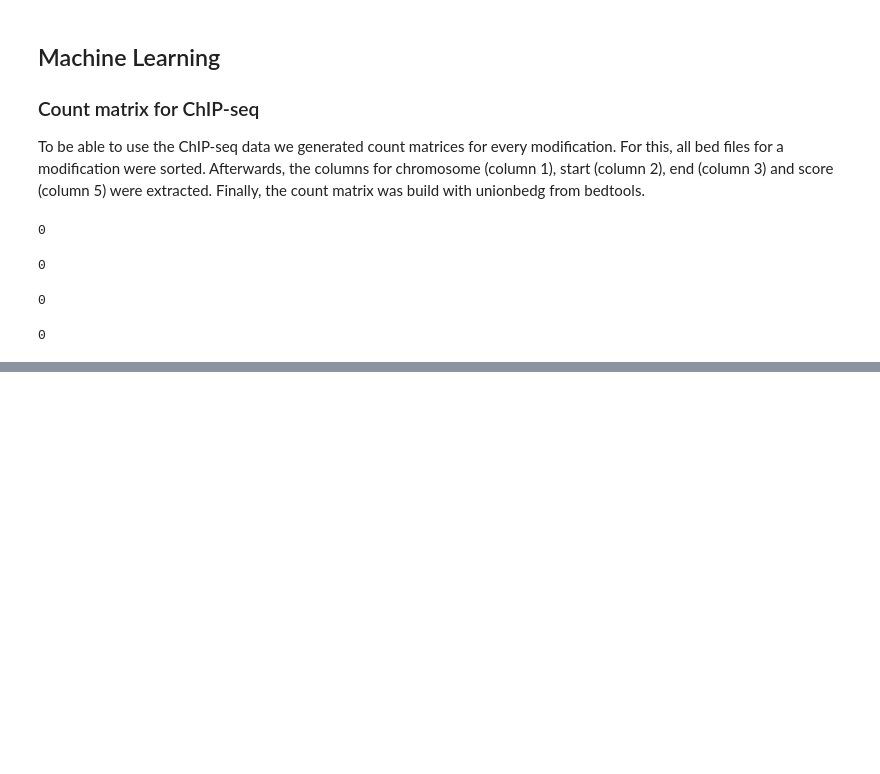
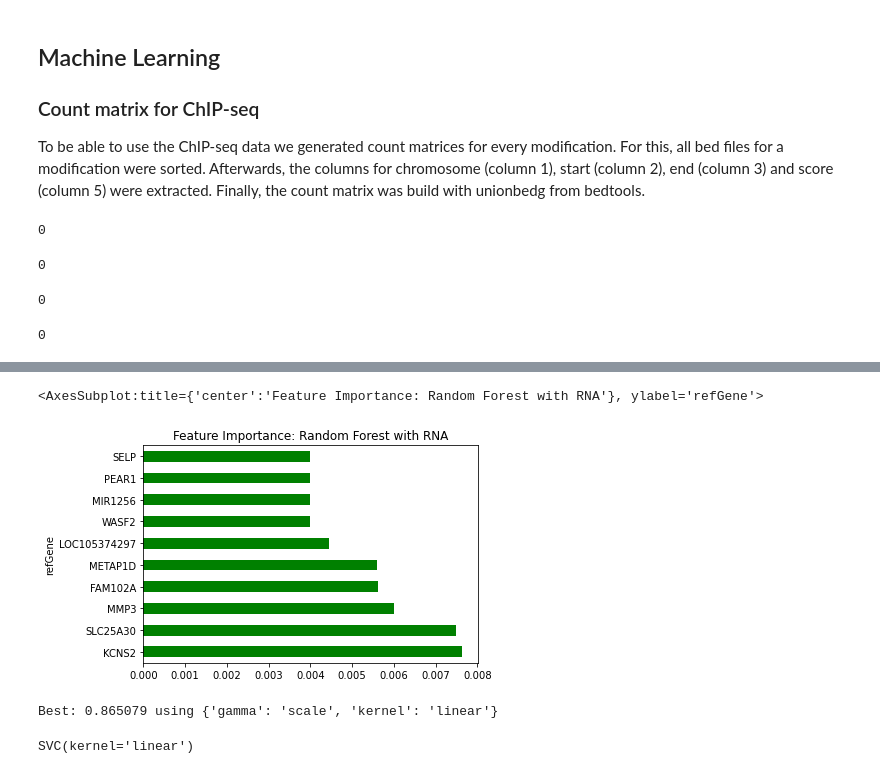
Before and after one commit to nepsygirl/DataScience_finalProjekt_Group2, a Jupyter notebook: notebook.ipynb, the cells around one changed output, grey strips where cells are left out. Cells and saved outputs as stored; diff of their text form; code cells hidden in the pictures; blank space fills up the shorter version.

```diff
--- a/notebook.ipynb
+++ b/notebook.ipynb
@@ -797,0 +1033,28 @@ subprocess.call(H3k122ac, shell=True)
+# %%
+feat_imp = pd.Series(clf_rf.feature_importances_, index = df_T.iloc[:, 1:].columns)
+feat_imp.nlargest(10).plot(kind='barh',
+                           color='green',
+                           title='Feature Importance: Random Forest with RNA')
+# %% [output]
+<AxesSubplot:title={'center':'Feature Importance: Random Forest with RNA'}, ylabel='refGene'>
+[figure, added]
+# %%
+# define models and parameters
+model = sklearn.svm.SVC()
+kernel = ['linear', 'poly', 'rbf', 'sigmoid']
+gamma = ['scale', 'auto'] # for poly, rbf, sigmoid
+
+# define grid search
+grid = dict(kernel=kernel, gamma=gamma)
+cv = RepeatedStratifiedKFold(n_splits=3, n_repeats=3, random_state=1)
+grid_search = GridSearchCV(estimator=model, param_grid=grid, n_jobs=-1, cv=cv, scoring='accuracy', error_score=0)
+grid_result = grid_search.fit(X_train, Y_train)
+print("Best: %f using %s" % (grid_result.best_score_, grid_result.best_params_))
+# %% [output]
+Best: 0.865079 using {'gamma': 'scale', 'kernel': 'linear'}
+# %%
+clf_svm = sklearn.svm.SVC(kernel=grid_result.best_params_.get('kernel'),
+                  gamma=grid_result.best_params_.get('gamma'))
+clf_svm.fit(X_train,Y_train)
+# %% [output]
+SVC(kernel='linear')
```
Also changed, not shown: parts of 47 cells of this notebook, 5 other files.
